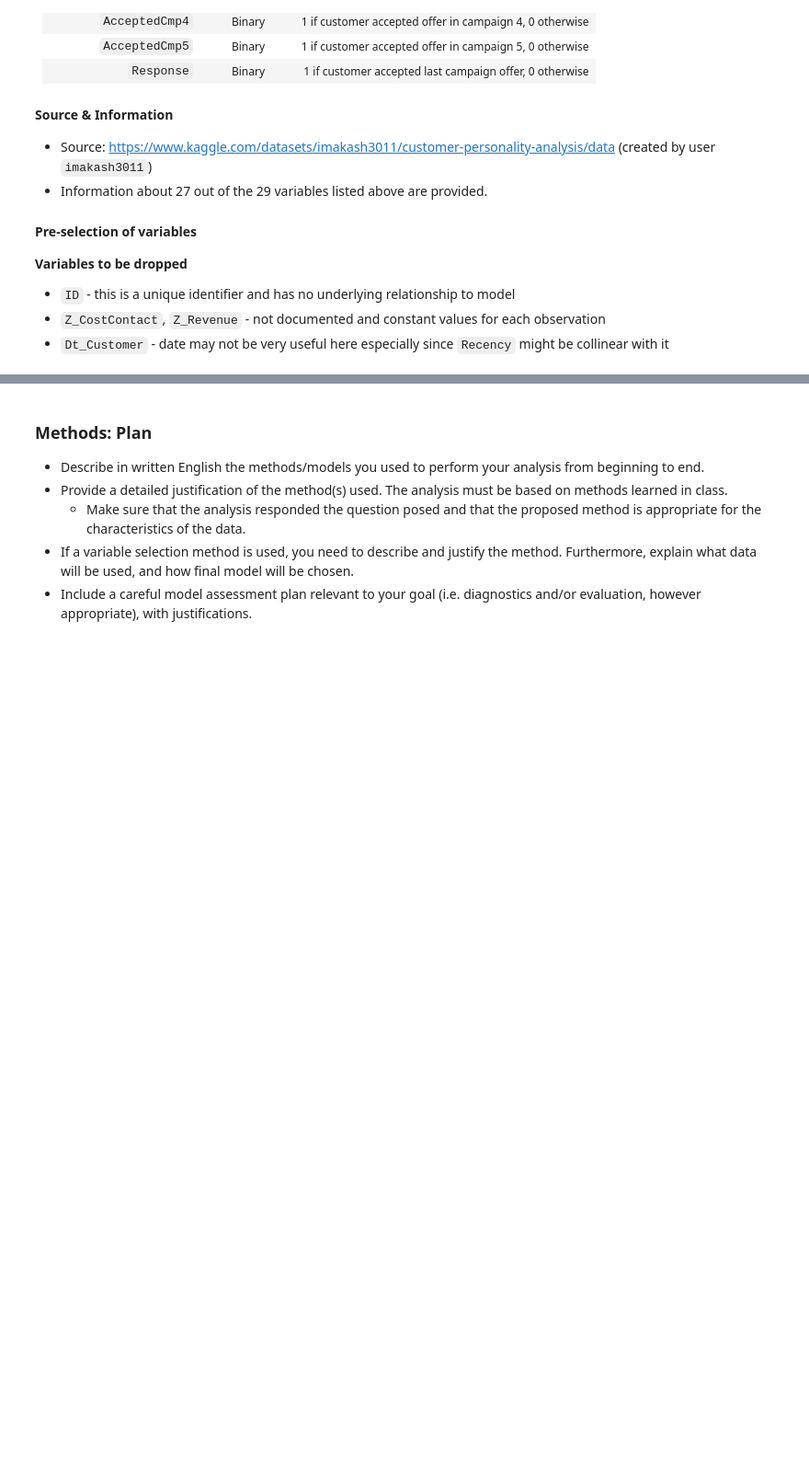
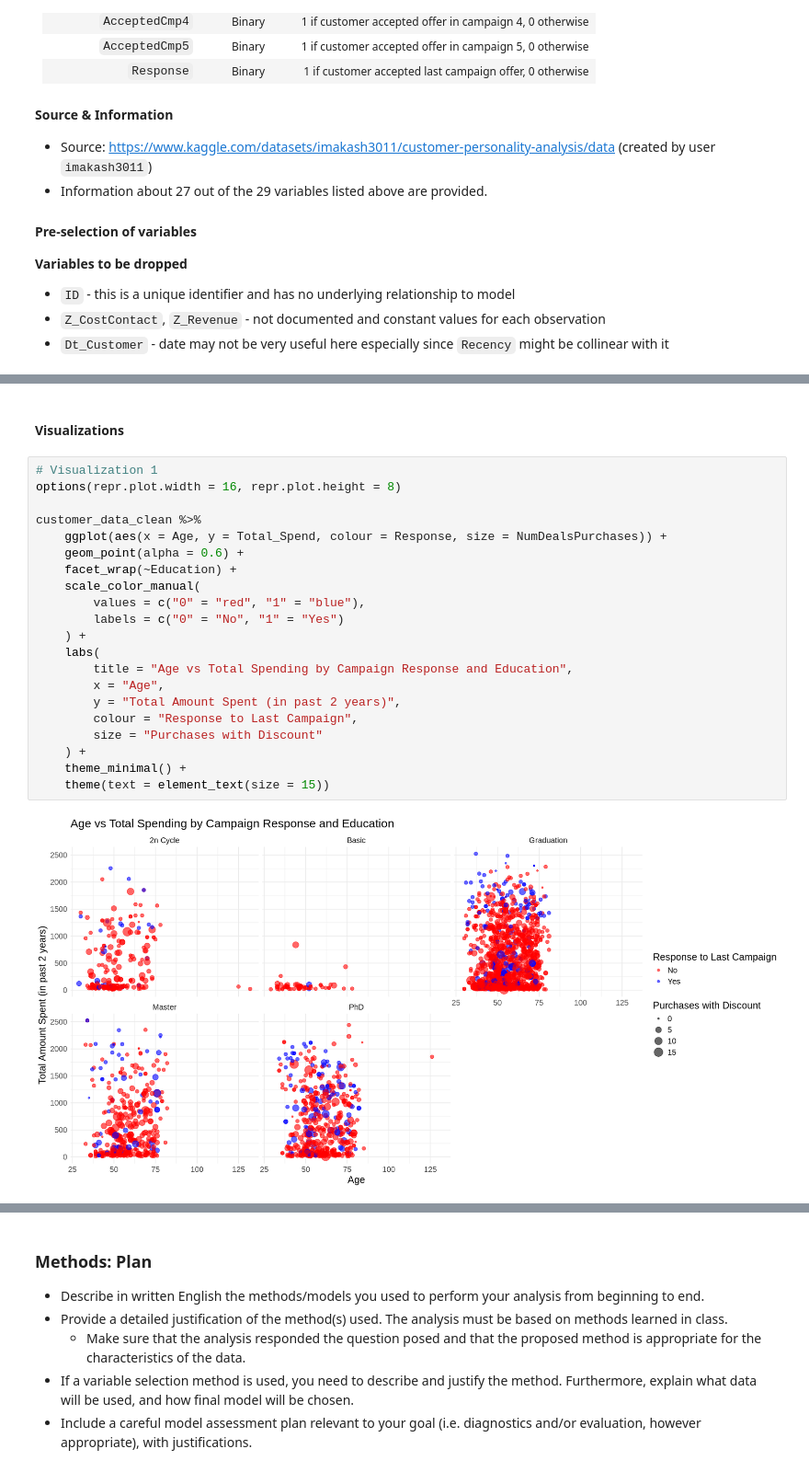
Before and after one commit to nelsonli2323/STAT-301-Project, a Jupyter notebook: Final_Report.ipynb, the cells around one changed output, grey strips where cells are left out. Shown at 92% size. Drawn from its saved outputs; the diff is of its cells as text; blank space fills up the shorter version.

```diff
--- a/Final_Report.ipynb
+++ b/Final_Report.ipynb
@@ -129,0 +189,25 @@ $ Response            <int> 1, 0, 0, 0, 0, 0, 0, 0, 1, 0, 0, 0, 0, 0, 0, 1, 0,
+# %% [markdown]
+#### Visualizations
+# %%
+# Visualization 1
+options(repr.plot.width = 16, repr.plot.height = 8)
+
+customer_data_clean %>%
+    ggplot(aes(x = Age, y = Total_Spend, colour = Response, size = NumDealsPurchases)) +
+    geom_point(alpha = 0.6) +
+    facet_wrap(~Education) +
+    scale_color_manual(
+        values = c("0" = "red", "1" = "blue"),
+        labels = c("0" = "No", "1" = "Yes")
+    ) +
+    labs(
+        title = "Age vs Total Spending by Campaign Response and Education",
+        x = "Age",
+        y = "Total Amount Spent (in past 2 years)",
+        colour = "Response to Last Campaign",
+        size = "Purchases with Discount"
+    ) +
+    theme_minimal() +
+    theme(text = element_text(size = 15))
+# %% [output]
+[figure, added]
```
Also changed, not shown: parts of 11 cells of this notebook.
